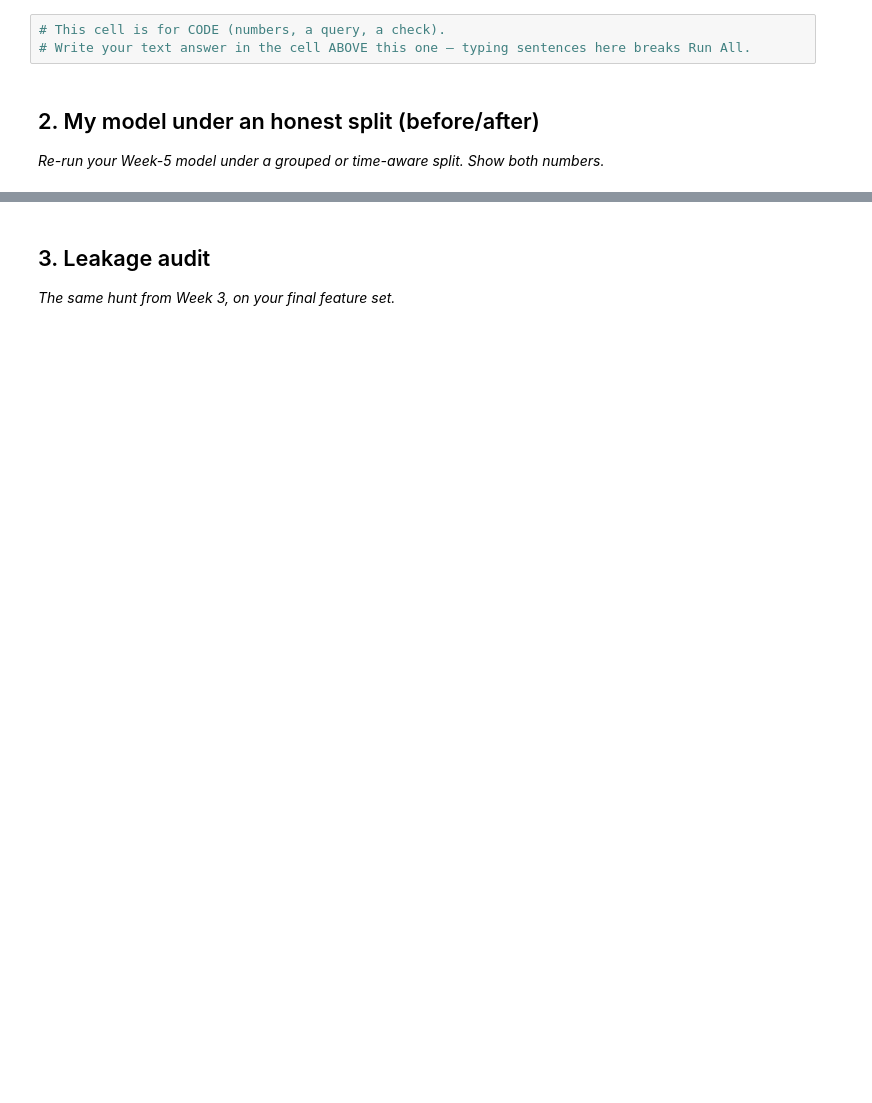
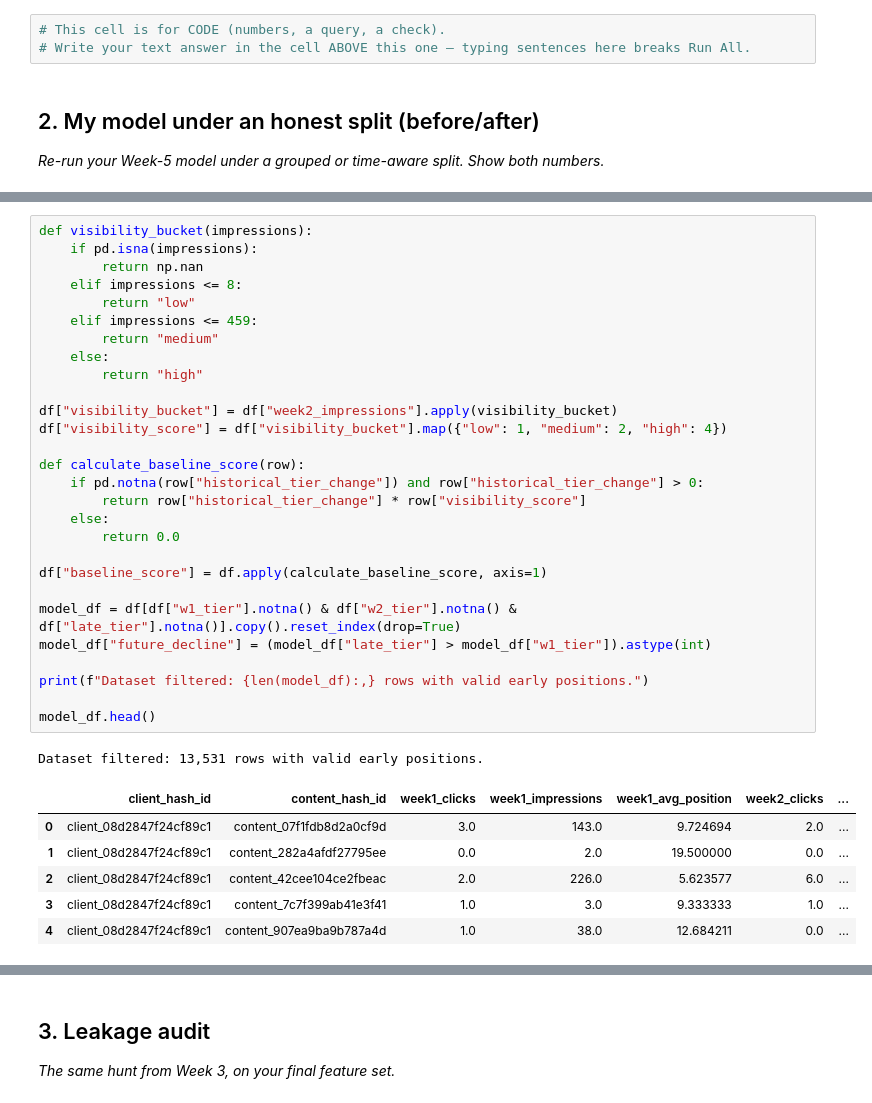
Before and after one commit to JasperOwen/flyrank-ml-internship, a Jupyter notebook: work/notebooks/w06_validation_audit.ipynb, the cells around one changed output, grey strips where cells are left out. Saved outputs shown, nothing was run; the diff lists cells and outputs as text; blank space fills up the shorter version.

```diff
--- a/work/notebooks/w06_validation_audit.ipynb
+++ b/work/notebooks/w06_validation_audit.ipynb
@@ -22,0 +128,36 @@ This skeleton is yours to fill. Work the sections **in order** — each one has
+# %%
+def visibility_bucket(impressions):
+    if pd.isna(impressions):
+        return np.nan
+    elif impressions <= 8:
+        return "low"
+    elif impressions <= 459:
+        return "medium"
+    else:
+        return "high"
+
+df["visibility_bucket"] = df["week2_impressions"].apply(visibility_bucket)
+df["visibility_score"] = df["visibility_bucket"].map({"low": 1, "medium": 2, "high": 4})
+
+def calculate_baseline_score(row):
+    if pd.notna(row["historical_tier_change"]) and row["historical_tier_change"] > 0:
+        return row["historical_tier_change"] * row["visibility_score"]
+    else:
+        return 0.0
+
+df["baseline_score"] = df.apply(calculate_baseline_score, axis=1)
+
+model_df = df[df["w1_tier"].notna() & df["w2_tier"].notna() & df["late_tier"].notna()].copy().reset_index(drop=True)
+model_df["future_decline"] = (model_df["late_tier"] > model_df["w1_tier"]).astype(int)
+
+print(f"Dataset filtered: {len(model_df):,} rows with valid early positions.")
+
+model_df.head()
+# %% [output]
+Dataset filtered: 13,531 rows with valid early positions.
+|  | client_hash_id | content_hash_id | week1_clicks | week1_impressions | week1_avg_position | week2_clicks | ... |
+| 0 | client_08d2847f24cf89c1 | content_07f1fdb8d2a0cf9d | 3.0 | 143.0 | 9.724694 | 2.0 | ... |
+| 1 | client_08d2847f24cf89c1 | content_282a4afdf27795ee | 0.0 | 2.0 | 19.500000 | 0.0 | ... |
+| 2 | client_08d2847f24cf89c1 | content_42cee104ce2fbeac | 2.0 | 226.0 | 5.623577 | 6.0 | ... |
+| 3 | client_08d2847f24cf89c1 | content_7c7f399ab41e3f41 | 1.0 | 3.0 | 9.333333 | 1.0 | ... |
+| 4 | client_08d2847f24cf89c1 | content_907ea9ba9b787a4d | 1.0 | 38.0 | 12.684211 | 0.0 | ... |
```
Also changed, not shown: parts of 21 cells of this notebook.
